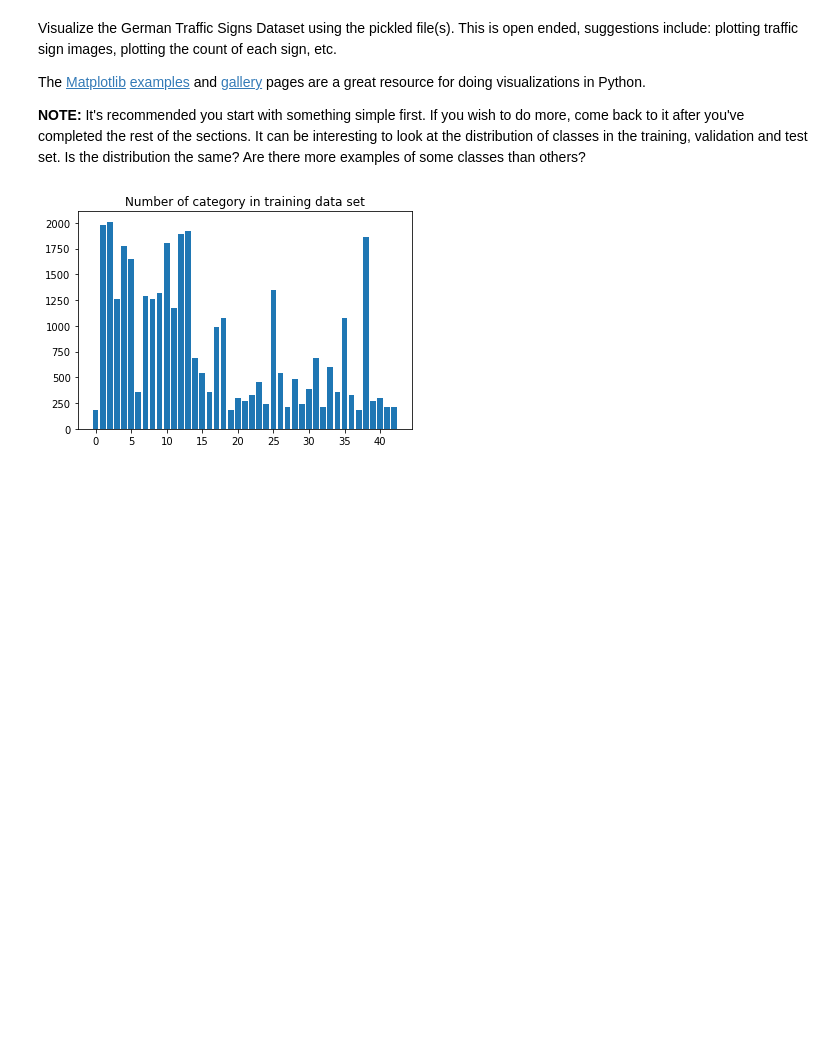
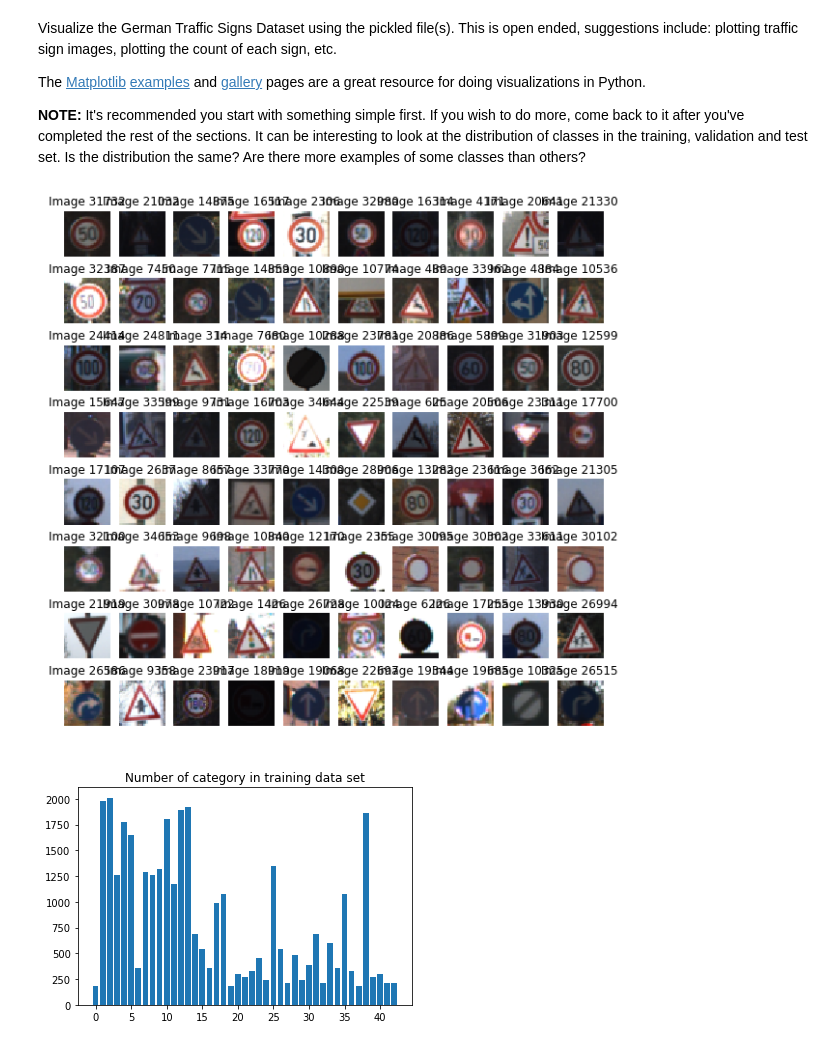
Before and after one commit to hyunw-oh/ud-project, a Jupyter notebook: P3_TrafficSignClassifier/Traffic_Sign_Classifier.ipynb, the cells around one changed output. Cells and saved outputs as stored; diff of their text form; code cells hidden in the pictures; blank space fills up the shorter version.

```diff
--- a/P3_TrafficSignClassifier/Traffic_Sign_Classifier.ipynb
+++ b/P3_TrafficSignClassifier/Traffic_Sign_Classifier.ipynb
@@ -94,22 +96,24 @@ The [Matplotlib](http://matplotlib.org/) [examples](http://matplotlib.org/exampl
 # %%
 ### Data exploration visualization code goes here.
 ### Feel free to use as many code cells as needed.
 import matplotlib.pyplot as plt
 # Visualizations will be shown in the notebook.
 %matplotlib inline
 
 # Show a grid of MxN randomly selected samples from the training data
 
-height = 10
+height = 8
 width = 10
 rand_grid = np.random.randint(n_train, size=[height,width])
 
-f0, cell0 = plt.subplots(height, width, figsize=(8,8))
+f0, cell0 = plt.subplots(height, width, figsize=(10,10))
 for i in range(height):
     for j in range(width):
         cell0[i, j].imshow(train['features'][rand_grid[i,j]])
         cell0[i, j].axis('off')
         cell0[i, j].set_title('Image {}'.format(rand_grid[i,j]))
+# %% [output]
+[figure, added]
 # %%
 signs_by_id_train = [[ind for ind, sign_id in enumerate(y_train) if sign_id == i] for i in range(n_classes)]
 plt.bar(range(n_classes), [len(s) for s in signs_by_id_train], align='center')
```
Also changed, not shown: parts of 6 cells of this notebook, 7 other files.
